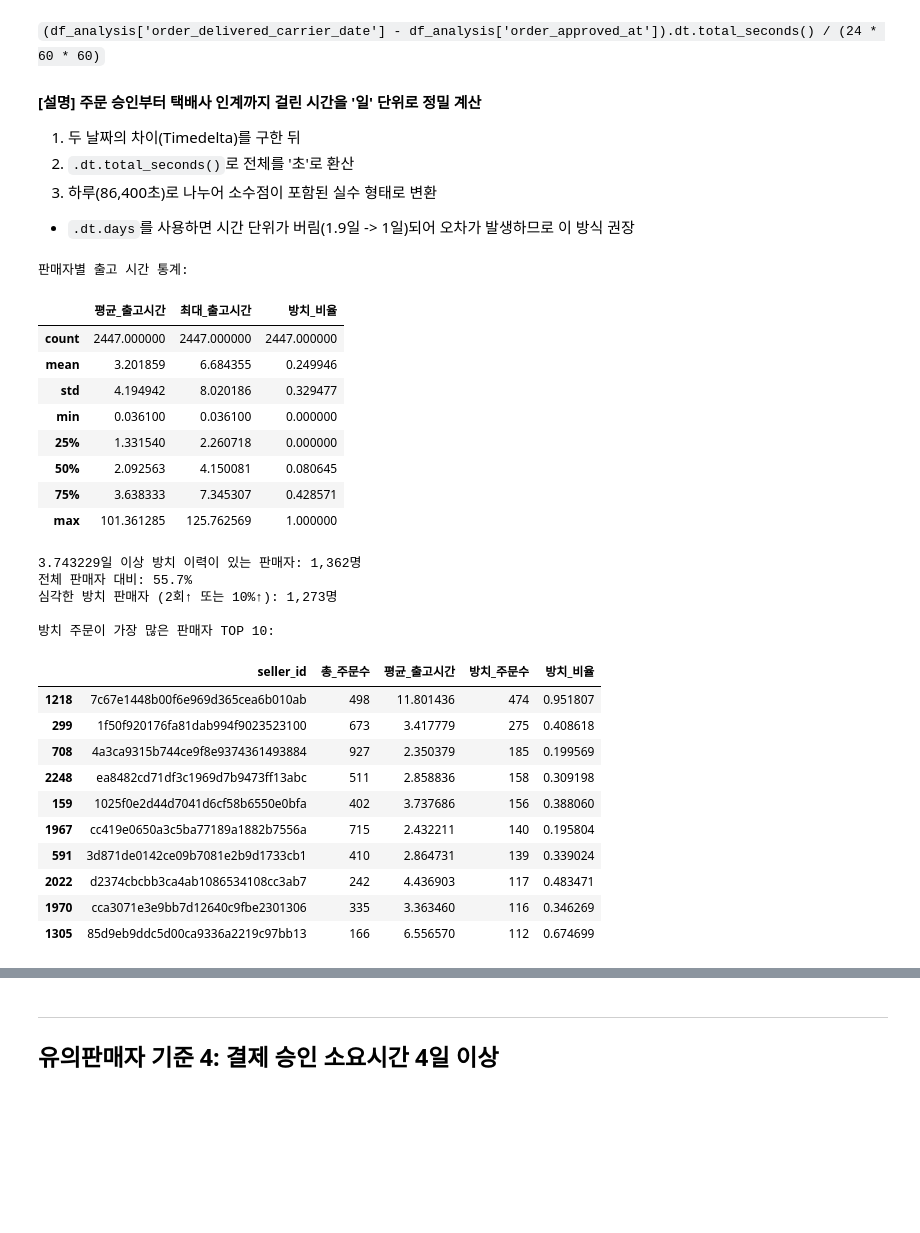
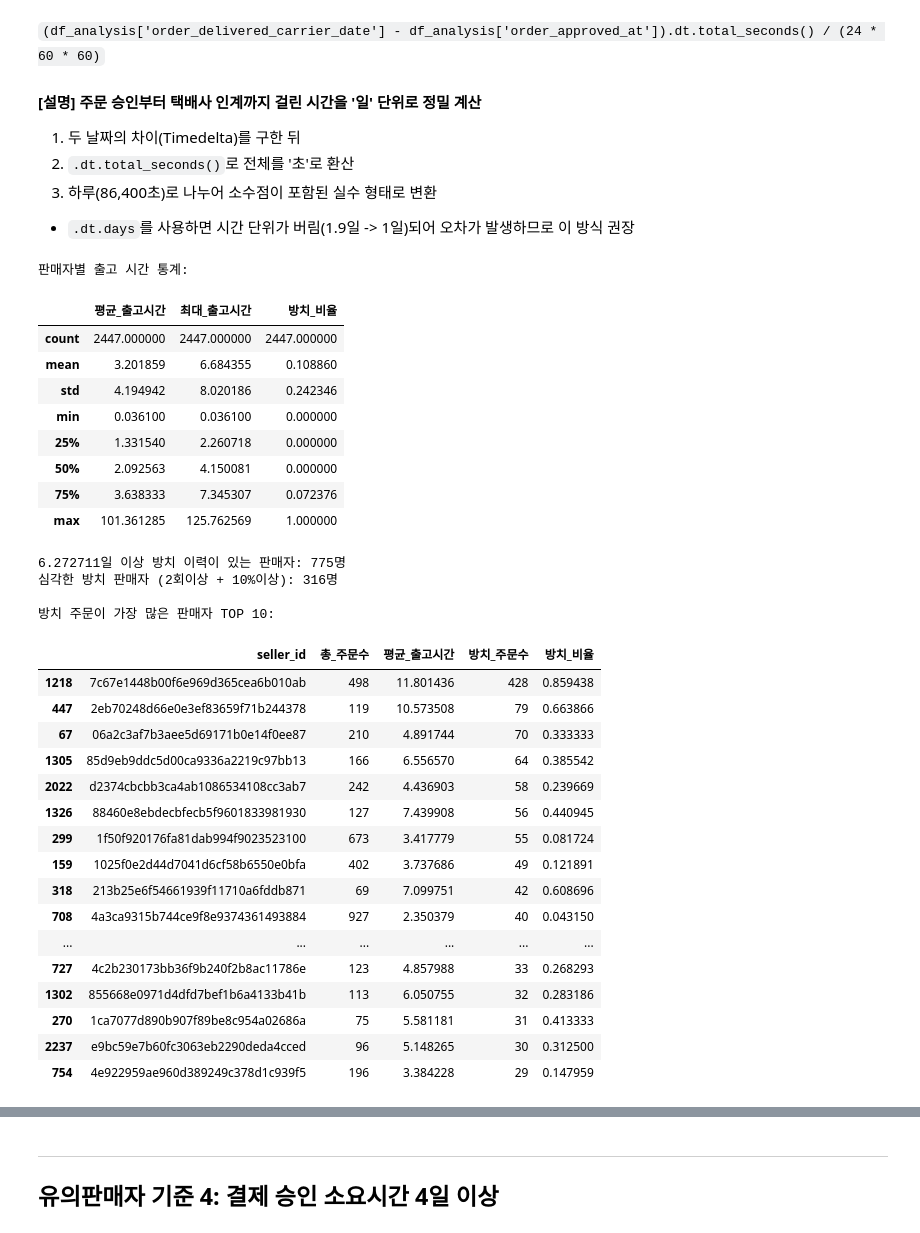
Before and after one commit to YuSeok-Kwon/Olist-Predictive-Modeling, a Jupyter notebook: kys/kys.Eda6.ipynb, the cells around one changed output, grey strips where cells are left out. Saved outputs shown, nothing was run; the diff lists cells and outputs as text; code cells hidden in the pictures; blank space fills up the shorter version.

```diff
--- a/kys/kys.Eda6.ipynb
+++ b/kys/kys.Eda6.ipynb
@@ -800,14 +800,14 @@ shipping_valid = df_analysis[
     (df_analysis['shipping_time_days'] >= 0)
 ].copy()
 
-print(f"\n출고 시간 데이터 유효 건수: {len(shipping_valid):,}건")
+print(f"\n데이터 수: {len(shipping_valid):,}건")
 
 # 출고 시간 통계
 print(f"\n출고 시간 통계 (일):")
-display(shipping_valid['shipping_time_days'].describe())
+display(shipping_valid['shipping_time_days'].describe(percentiles=[.25, .5, .75, .9, .95]))
 
-# 3.7일 이상 방치된 주문( 75%가 3.7일 이상)
-NEGLECT_THRESHOLD = 3.743229
+# 3.7일 이상 방치된 주문( 90%가 6.2일 이상)
+NEGLECT_THRESHOLD = 6.272711
 neglected_orders = shipping_valid[shipping_valid['shipping_time_days'] >= NEGLECT_THRESHOLD]
 
 print(f"\n{NEGLECT_THRESHOLD}일 이상 출고 지연 주문: {len(neglected_orders):,}건")
@@ -865,47 +867,51 @@ display(seller_shipping_stats[['평균_출고시간', '최대_출고시간', '
 판매자별 출고 시간 통계:
 |  | 평균_출고시간 | 최대_출고시간 | 방치_비율 |
 | count | 2447.000000 | 2447.000000 | 2447.000000 |
-| mean | 3.201859 | 6.684355 | 0.249946 |
-| std | 4.194942 | 8.020186 | 0.329477 |
+| mean | 3.201859 | 6.684355 | 0.108860 |
+| std | 4.194942 | 8.020186 | 0.242346 |
 | min | 0.036100 | 0.036100 | 0.000000 |
 | 25% | 1.331540 | 2.260718 | 0.000000 |
-| 50% | 2.092563 | 4.150081 | 0.080645 |
-| 75% | 3.638333 | 7.345307 | 0.428571 |
+| 50% | 2.092563 | 4.150081 | 0.000000 |
+| 75% | 3.638333 | 7.345307 | 0.072376 |
 | max | 101.361285 | 125.762569 | 1.000000 |
 # %%
 # 유의판매자 후보 (주문 방치 기준)
 
 # 방치 이력이 있는 판매자
 concern_sellers_neglect = seller_shipping_stats[seller_shipping_stats['방치_주문수'] > 0].copy()
 
 print(f"\n{NEGLECT_THRESHOLD}일 이상 방치 이력이 있는 판매자: {len(concern_sellers_neglect):,}명")
-print(f"전체 판매자 대비: {len(concern_sellers_neglect)/len(seller_shipping_stats)*100:.1f}%")
 
 # 심각한 방치 판매자 (2회 이상 또는 비율 10% 이상)
 severe_neglect = seller_shipping_stats[
-    (seller_shipping_stats['방치_주문수'] >= 2) |
+    (seller_shipping_stats['방치_주문수'] >= 2) &
     (seller_shipping_stats['방치_비율'] >= 0.1)
 ]
-print(f"심각한 방치 판매자 (2회이상 또는 10%이상): {len(severe_neglect):,}명")
+print(f"심각한 방치 판매자 (2회이상 + 10%이상): {len(severe_neglect):,}명")
 
 # 상위 10 방치 판매자
 print(f"\n방치 주문이 가장 많은 판매자 TOP 10:")
-display(concern_sellers_neglect.nlargest(10, '방치_주문수')[['seller_id', '총_주문수', '평균_출고시간', '방치_주문수', '방치_비율']])
+display(concern_sellers_neglect.nlargest(20, '방치_주문수')[['seller_id', '총_주문수', '평균_출고시간', '방치_주문수', '방치_비율']])
 # %% [output]
-3.743229일 이상 방치 이력이 있는 판매자: 1,362명
-전체 판매자 대비: 55.7%
-심각한 방치 판매자 (2회↑ 또는 10%↑): 1,273명
+6.272711일 이상 방치 이력이 있는 판매자: 775명
+심각한 방치 판매자 (2회이상 + 10%이상): 316명
 
 방치 주문이 가장 많은 판매자 TOP 10:
 |  | seller_id | 총_주문수 | 평균_출고시간 | 방치_주문수 | 방치_비율 |
-| 1218 | 7c67e1448b00f6e969d365cea6b010ab | 498 | 11.801436 | 474 | 0.951807 |
-| 299 | 1f50f920176fa81dab994f9023523100 | 673 | 3.417779 | 275 | 0.408618 |
-| 708 | 4a3ca9315b744ce9f8e9374361493884 | 927 | 2.350379 | 185 | 0.199569 |
-| 2248 | ea8482cd71df3c1969d7b9473ff13abc | 511 | 2.858836 | 158 | 0.309198 |
-| 159 | 1025f0e2d44d7041d6cf58b6550e0bfa | 402 | 3.737686 | 156 | 0.388060 |
-| 1967 | cc419e0650a3c5ba77189a1882b7556a | 715 | 2.432211 | 140 | 0.195804 |
-| 591 | 3d871de0142ce09b7081e2b9d1733cb1 | 410 | 2.864731 | 139 | 0.339024 |
-| 2022 | d2374cbcbb3ca4ab1086534108cc3ab7 | 242 | 4.436903 | 117 | 0.483471 |
-| 1970 | cca3071e3e9bb7d12640c9fbe2301306 | 335 | 3.363460 | 116 | 0.346269 |
-| 1305 | 85d9eb9ddc5d00ca9336a2219c97bb13 | 166 | 6.556570 | 112 | 0.674699 |
+| 1218 | 7c67e1448b00f6e969d365cea6b010ab | 498 | 11.801436 | 428 | 0.859438 |
+| 447 | 2eb70248d66e0e3ef83659f71b244378 | 119 | 10.573508 | 79 | 0.663866 |
+| 67 | 06a2c3af7b3aee5d69171b0e14f0ee87 | 210 | 4.891744 | 70 | 0.333333 |
+| 1305 | 85d9eb9ddc5d00ca9336a2219c97bb13 | 166 | 6.556570 | 64 | 0.385542 |
+| 2022 | d2374cbcbb3ca4ab1086534108cc3ab7 | 242 | 4.436903 | 58 | 0.239669 |
+| 1326 | 88460e8ebdecbfecb5f9601833981930 | 127 | 7.439908 | 56 | 0.440945 |
+| 299 | 1f50f920176fa81dab994f9023523100 | 673 | 3.417779 | 55 | 0.081724 |
+| 159 | 1025f0e2d44d7041d6cf58b6550e0bfa | 402 | 3.737686 | 49 | 0.121891 |
+| 318 | 213b25e6f54661939f11710a6fddb871 | 69 | 7.099751 | 42 | 0.608696 |
+| 708 | 4a3ca9315b744ce9f8e9374361493884 | 927 | 2.350379 | 40 | 0.043150 |
+| ... | ... | ... | ... | ... | ... |
+| 727 | 4c2b230173bb36f9b240f2b8ac11786e | 123 | 4.857988 | 33 | 0.268293 |
+| 1302 | 855668e0971d4dfd7bef1b6a4133b41b | 113 | 6.050755 | 32 | 0.283186 |
+| 270 | 1ca7077d890b907f89be8c954a02686a | 75 | 5.581181 | 31 | 0.413333 |
+| 2237 | e9bc59e7b60fc3063eb2290deda4cced | 96 | 5.148265 | 30 | 0.312500 |
+| 754 | 4e922959ae960d389249c378d1c939f5 | 196 | 3.384228 | 29 | 0.147959 |
 # %%
```
Also changed, not shown: parts of 14 cells of this notebook, 14 other files.
